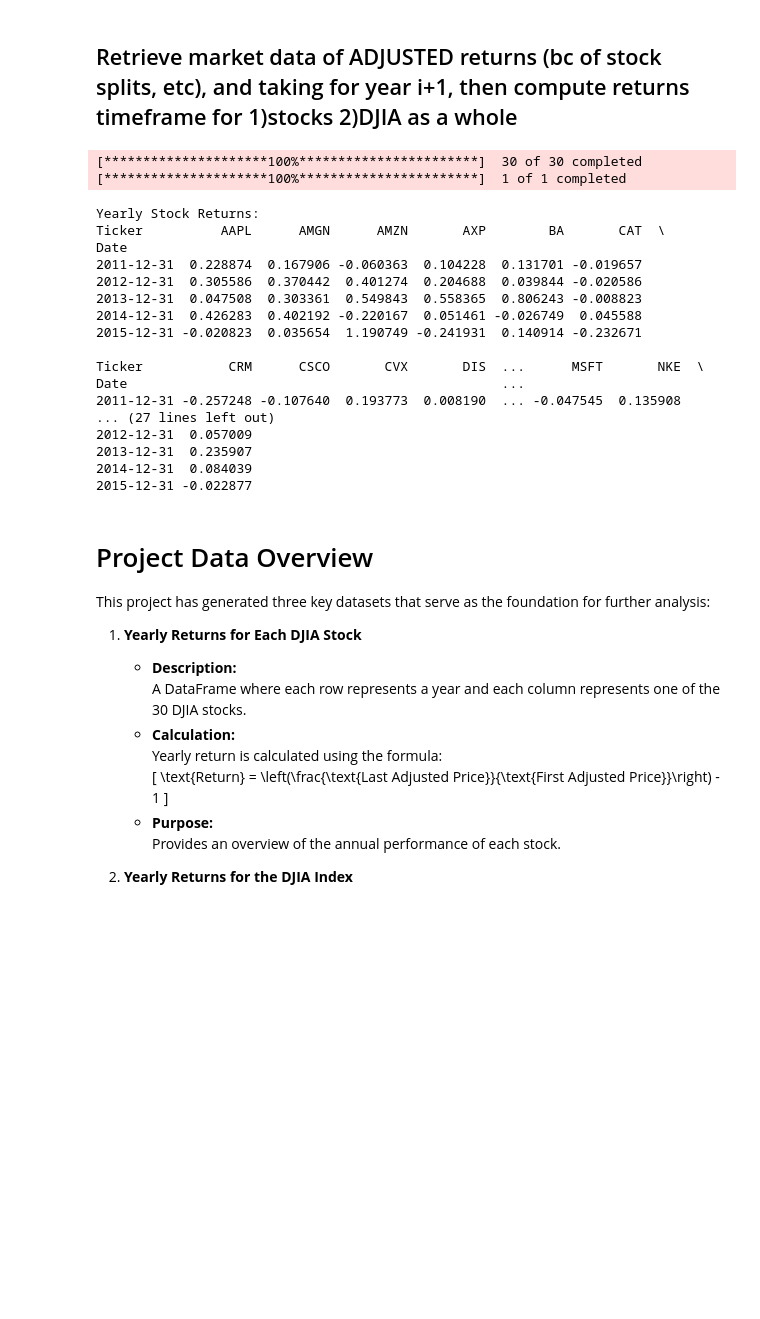
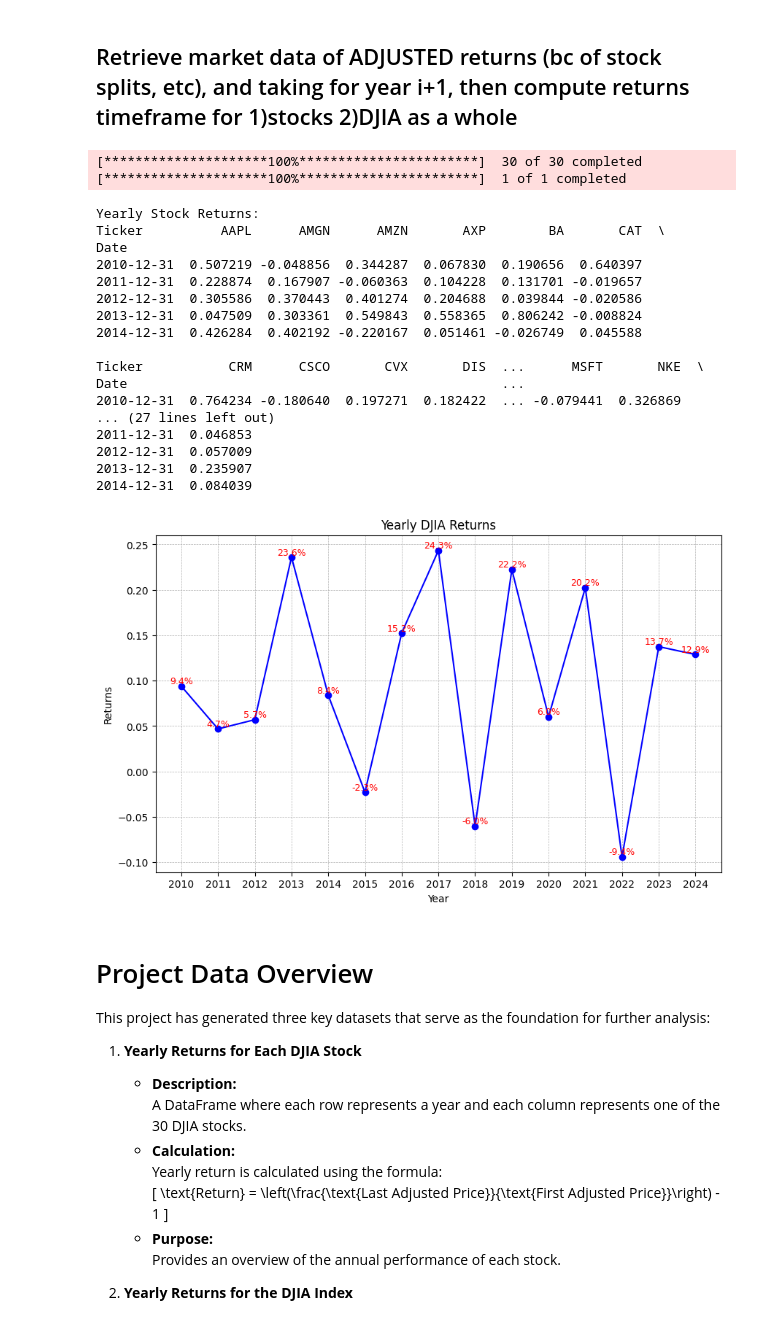
Before and after one commit to bout-nathan/data_analyis_in_finance, a Jupyter notebook: trading_strat_data.ipynb, the cells around one changed output. Cells and saved outputs as stored; diff of their text form; code cells hidden in the pictures; blank space fills up the shorter version.

Commit message:
trading strat incoming papi

```diff
--- a/trading_strat_data.ipynb
+++ b/trading_strat_data.ipynb
@@ -153,7 +154,7 @@ tickers = [
 djia_ticker = "^DJI"
 
 # Define date range
-start_date = "2011-01-01"
+start_date = "2010-01-01"
 end_date = "2024-12-31"
 
 # Download adjusted daily closing data for stocks (adjusted prices)
@@ -188,17 +189,17 @@ djia_yearly_returns.to_csv("trading_strat_data/yearly_djia_returns.csv")
 Yearly Stock Returns:
 Ticker          AAPL      AMGN      AMZN       AXP        BA       CAT  \
 Date
-2011-12-31  0.228874  0.167906 -0.060363  0.104228  0.131701 -0.019657
-2012-12-31  0.305586  0.370442  0.401274  0.204688  0.039844 -0.020586
-2013-12-31  0.047508  0.303361  0.549843  0.558365  0.806243 -0.008823
-2014-12-31  0.426283  0.402192 -0.220167  0.051461 -0.026749  0.045588
-2015-12-31 -0.020823  0.035654  1.190749 -0.241931  0.140914 -0.232671
+2010-12-31  0.507219 -0.048856  0.344287  0.067830  0.190656  0.640397
+2011-12-31  0.228874  0.167907 -0.060363  0.104228  0.131701 -0.019657
+2012-12-31  0.305586  0.370443  0.401274  0.204688  0.039844 -0.020586
+2013-12-31  0.047509  0.303361  0.549843  0.558365  0.806242 -0.008824
+2014-12-31  0.426284  0.402192 -0.220167  0.051461 -0.026749  0.045588
 
 Ticker           CRM      CSCO       CVX       DIS  ...      MSFT       NKE  \
 Date                                                ...
-2011-12-31 -0.257248 -0.107640  0.193773  0.008190  ... -0.047545  0.135908
+2010-12-31  0.764234 -0.180640  0.197271  0.182422  ... -0.079441  0.326869
 ... (27 lines left out)
+2011-12-31  0.046853
 2012-12-31  0.057009
 2013-12-31  0.235907
 2014-12-31  0.084039
-2015-12-31 -0.022877
@@ -218,3 +206,32 @@ plt.show()
+# %%
+import pandas as pd
+import matplotlib.pyplot as plt
+
+# Load the CSV file and convert 'Date' to year only
+df = pd.read_csv("trading_strat_data/yearly_djia_returns.csv")
+df['Year'] = pd.to_datetime(df['Date']).dt.year
+
+plt.figure(figsize=(10, 6))
+plt.plot(df['Year'], df['^DJI'], marker='o', linestyle='-', color='b')
+
+plt.title('Yearly DJIA Returns')
+plt.xlabel('Year')
+plt.ylabel('Returns')
+
+# Set x-ticks to show every year
+plt.xticks(df['Year'])
+
+# Enable grid for both major and minor ticks (vertical grid line per x-tick)
+plt.grid(True, which='both', linestyle='--', linewidth=0.5)
+
+# Annotate each data point with its return value formatted as a percentage.
+# Multiply each value by 100 for percentage formatting.
+for x, y in zip(df['Year'], df['^DJI']):
+    plt.text(x, y, f'{y * 100:.1f}%', ha='center', va='bottom', fontsize=9, color='red')
+
+plt.show()
+# %% [output]
+[figure, added]
 # %% [markdown]
 # Project Data Overview
 
```
Also changed, not shown: parts of 4 cells of this notebook, 18 other files.
